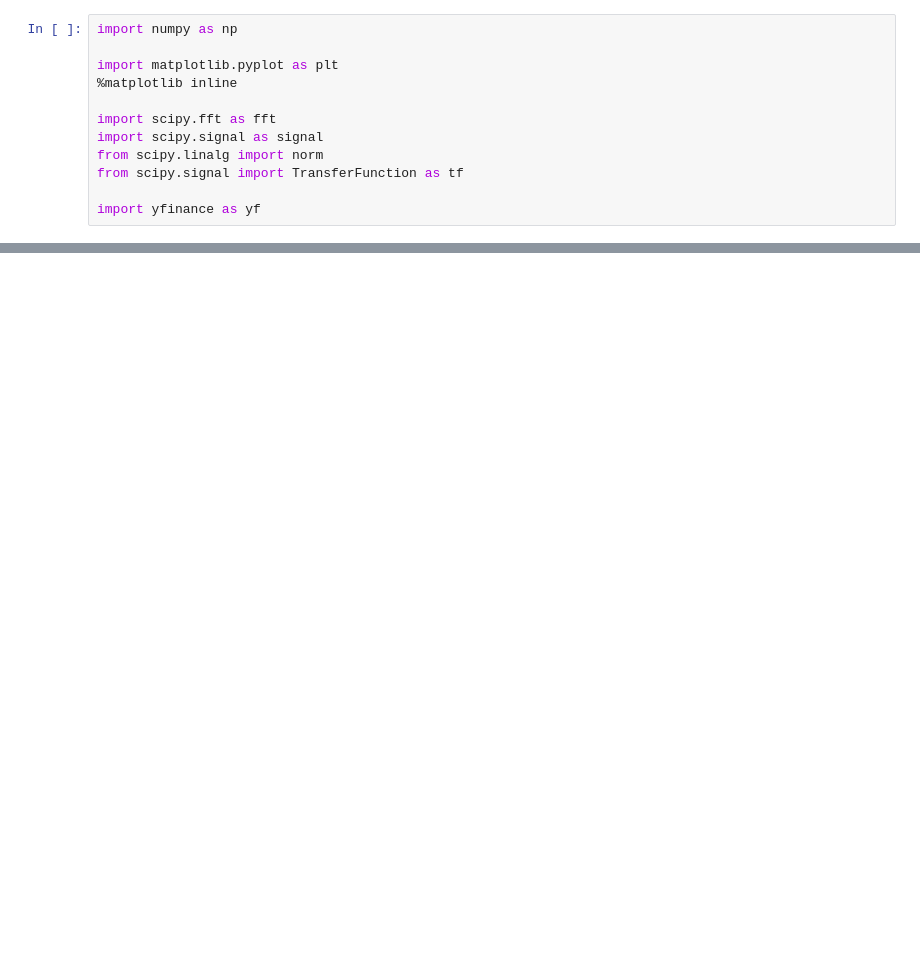
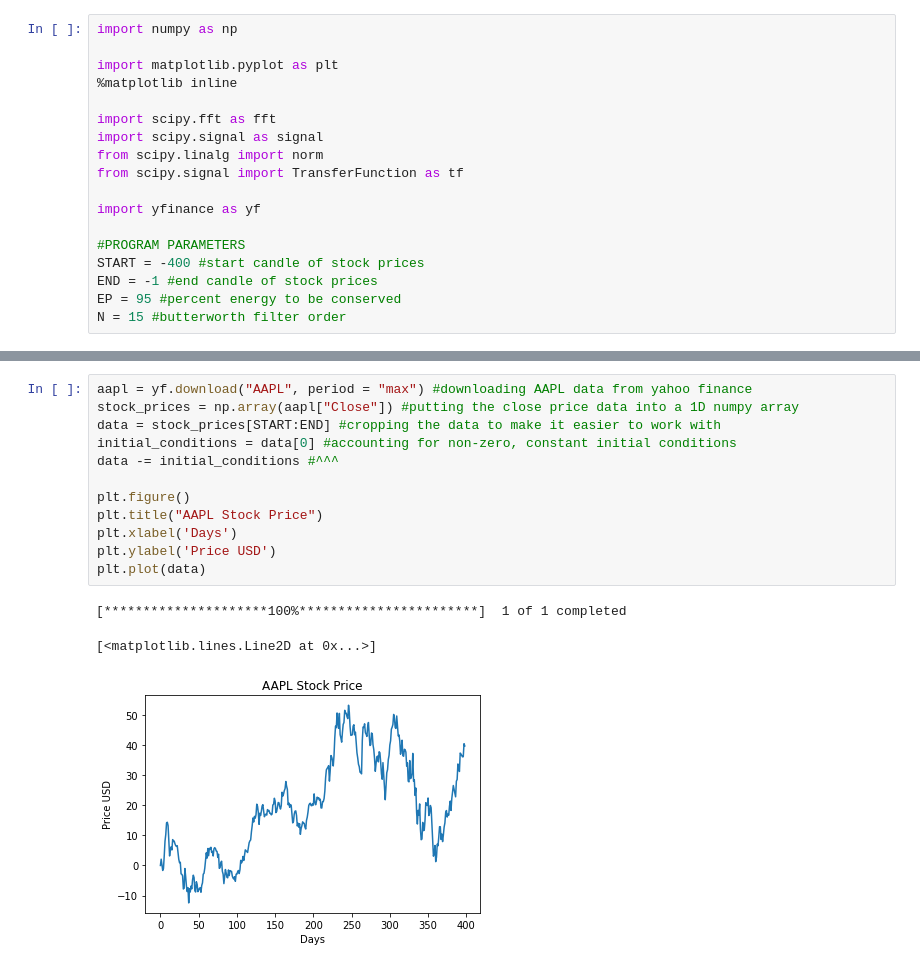
Before and after one commit to yassinkortam/ma_analysis, a Jupyter notebook: ma_analysis.ipynb, the cells around one changed output, grey strips where cells are left out. Cells and saved outputs as stored; diff of their text form; blank space fills up the shorter version.

```diff
--- a/ma_analysis.ipynb
+++ b/ma_analysis.ipynb
@@ -10,3 +14,9 @@ from scipy.linalg import norm
 from scipy.signal import TransferFunction as tf
 
 import yfinance as yf
+
+#PROGRAM PARAMETERS
+START = -400 #start candle of stock prices
+END = -1 #end candle of stock prices
+EP = 95 #percent energy to be conserved
+N = 15 #butterworth filter order
@@ -61,0 +27,16 @@ print(b)
+# %%
+aapl = yf.download("AAPL", period = "max") #downloading AAPL data from yahoo finance
+stock_prices = np.array(aapl["Close"]) #putting the close price data into a 1D numpy array
+data = stock_prices[START:END] #cropping the data to make it easier to work with
+initial_conditions = data[0] #accounting for non-zero, constant initial conditions
+data -= initial_conditions #^^^
+
+plt.figure()
+plt.title("AAPL Stock Price")
+plt.xlabel('Days')
+plt.ylabel('Price USD')
+plt.plot(data)
+# %% [output]
+[*********************100%***********************]  1 of 1 completed
+[<matplotlib.lines.Line2D at 0x...>]
+[figure, added]
```
Also changed, not shown: parts of 14 cells of this notebook.
